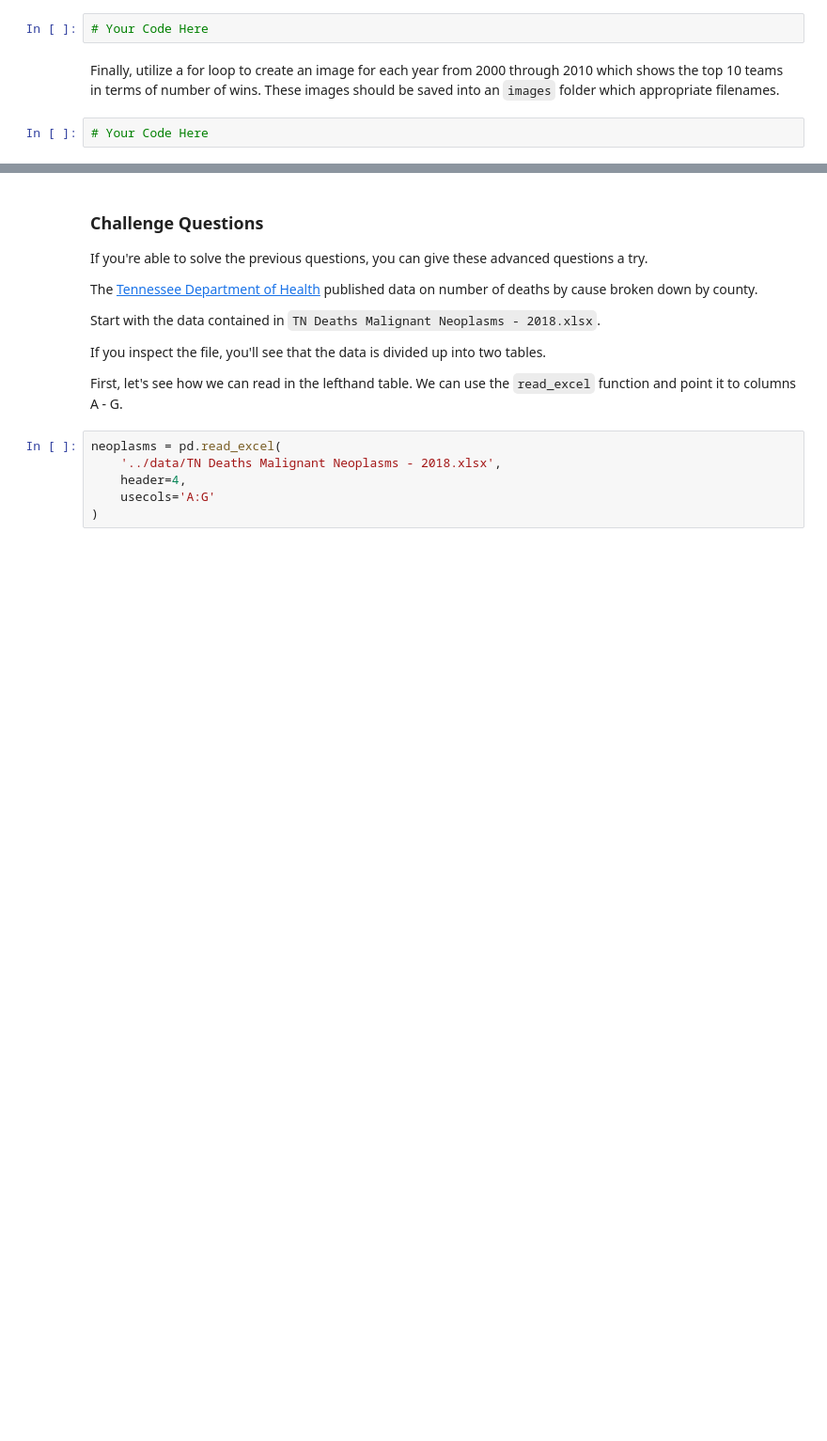
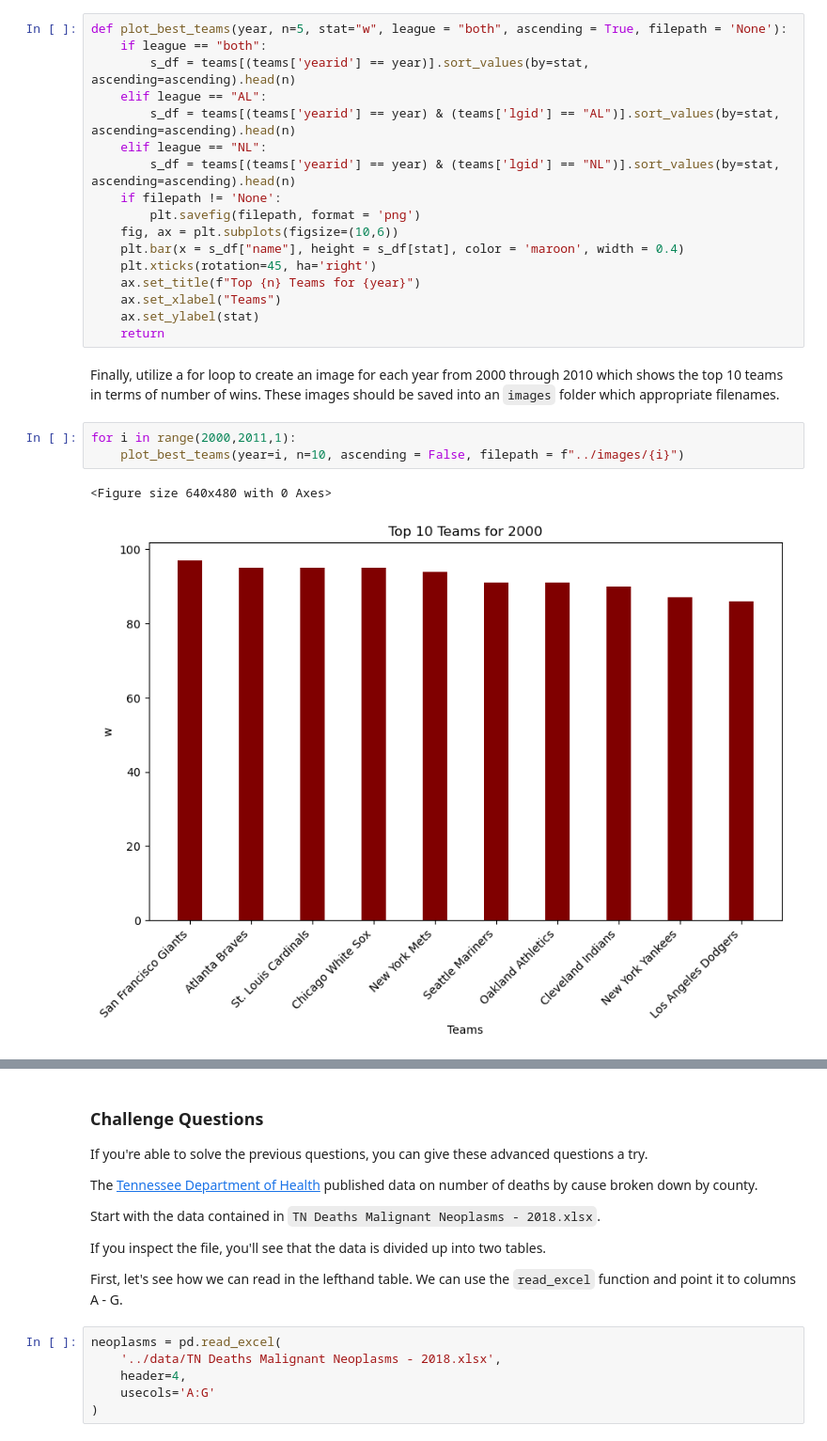
Before and after one commit to NSS-Data-Analytics-Cohort-10/loops-and-functions-JEmmonsJR, a Jupyter notebook: notebooks/Loops_and_Functions_Practice_DA10.ipynb, the cells around one changed output, grey strips where cells are left out. Shown at 94% size. Cells and saved outputs as stored; diff of their text form; blank space fills up the shorter version.

```diff
--- a/notebooks/Loops_and_Functions_Practice_DA10.ipynb
+++ b/notebooks/Loops_and_Functions_Practice_DA10.ipynb
@@ -300,8 +316,27 @@ Make sure that your plot has a title and is labeled.
 # %% [markdown]
 Add a `filepath` parameter to `plot_best_teams` which defaults to `None`. If a filepath is given, the function should save the resulting plot to the input filepath. **Hint:** You'll need to use the [`savefig` function](https://matplotlib.org/stable/api/_as_gen/matplotlib.pyplot.savefig.html).
 # %%
-# Your Code Here
+def plot_best_teams(year, n=5, stat="w", league = "both", ascending = True, filepath = 'None'):
+    if league == "both":
+        s_df = teams[(teams['yearid'] == year)].sort_values(by=stat, ascending=ascending).head(n)
+    elif league == "AL":
+        s_df = teams[(teams['yearid'] == year) & (teams['lgid'] == "AL")].sort_values(by=stat, ascending=ascending).head(n)
+    elif league == "NL":
+        s_df = teams[(teams['yearid'] == year) & (teams['lgid'] == "NL")].sort_values(by=stat, ascending=ascending).head(n)
+    if filepath != 'None':
+        plt.savefig(filepath, format = 'png')
+    fig, ax = plt.subplots(figsize=(10,6))
+    plt.bar(x = s_df["name"], height = s_df[stat], color = 'maroon', width = 0.4)
+    plt.xticks(rotation=45, ha='right')
+    ax.set_title(f"Top {n} Teams for {year}")
+    ax.set_xlabel("Teams")
+    ax.set_ylabel(stat)
+    return
 # %% [markdown]
 Finally, utilize a for loop to create an image for each year from 2000 through 2010 which shows the top 10 teams in terms of number of wins. These images should be saved into an `images` folder which appropriate filenames.
 # %%
-# Your Code Here
+for i in range(2000,2011,1):
+    plot_best_teams(year=i, n=10, ascending = False, filepath = f"../images/{i}")
+# %% [output]
+<Figure size 640x480 with 0 Axes>
+[figure, added]
```
Also changed, not shown: parts of 5 cells of this notebook, 11 other files.
